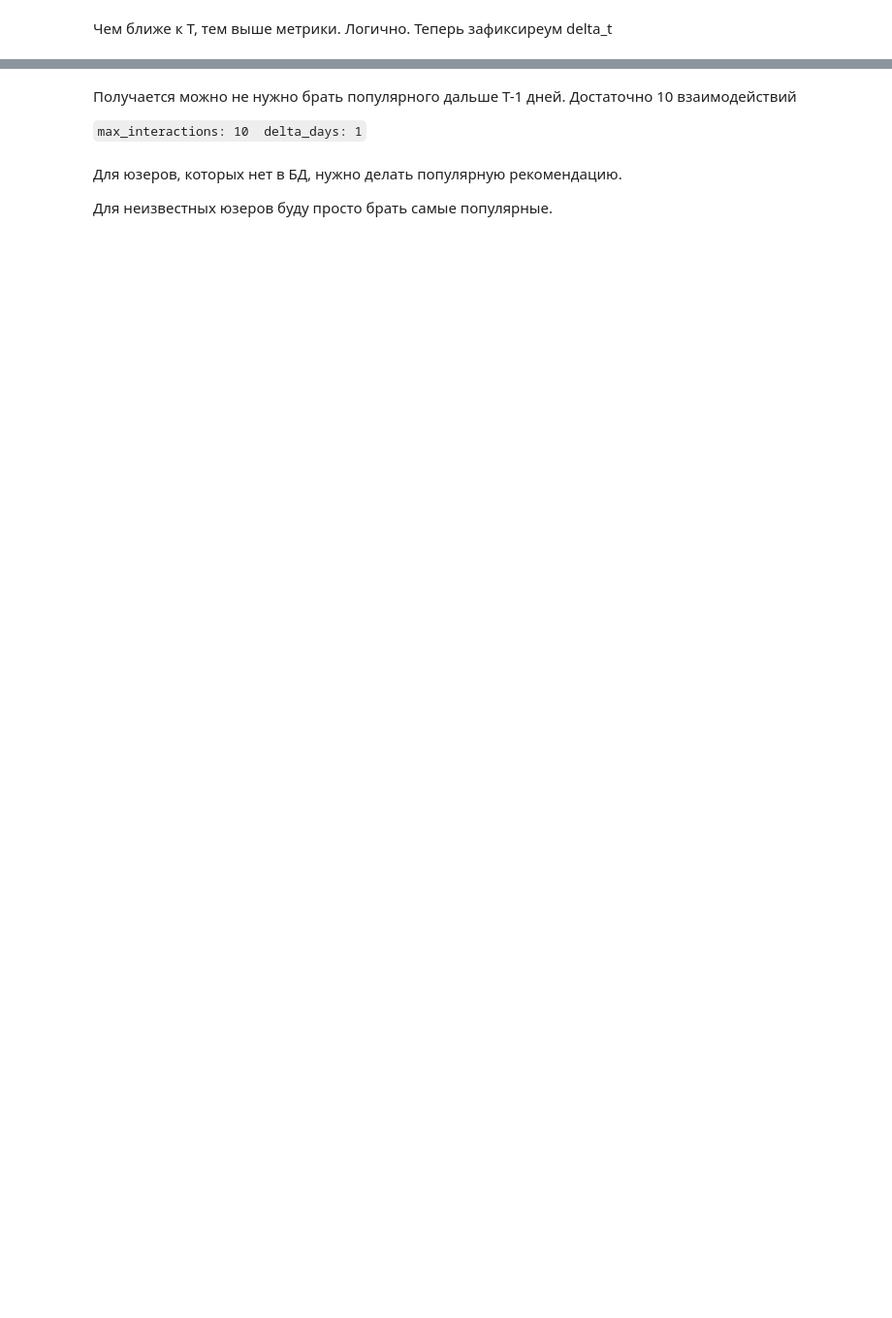
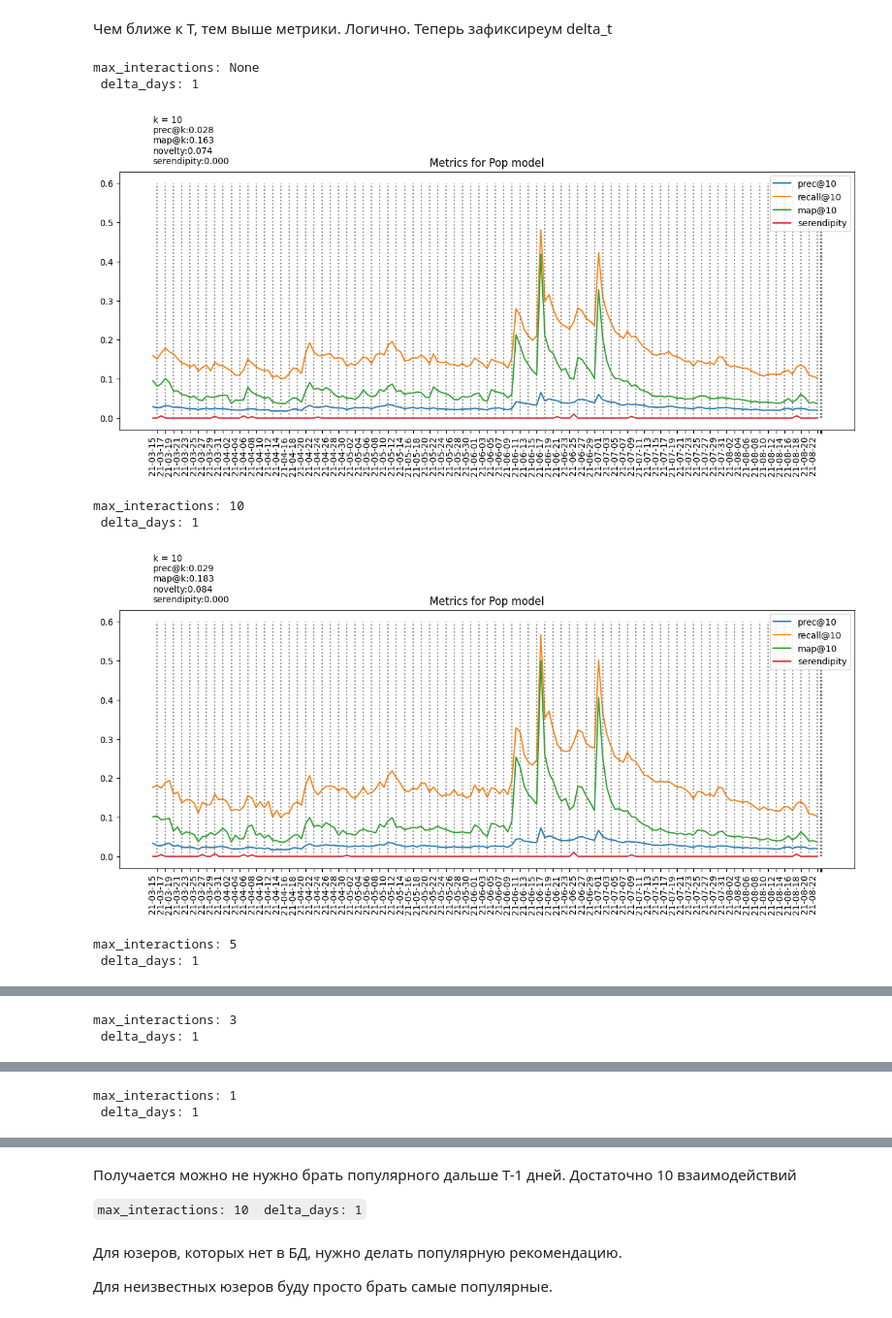
Before and after one commit to azatnv/RecoServiceTemplate, a Jupyter notebook: notebooks/hw_3_popular.ipynb, the cells around one changed output, grey strips where cells are left out. Shown at 97% size. Cells and saved outputs as stored; diff of their text form; code cells hidden in the pictures; blank space fills up the shorter version.

```diff
--- a/notebooks/hw_3_popular.ipynb
+++ b/notebooks/hw_3_popular.ipynb
@@ -316,13 +346,22 @@ for days in delta_days:
 # %%
 delta_days = [1, 1, 1, 1, 1]
 max_interactions = [None, 10, 5, 3, 1]
 
 for days,max_iter in zip(delta_days, max_interactions):
 
     print("max_interactions:", max_iter,"\n", "delta_days:", days)
     calc_metrics_make_plot(
-        hot_interaсtions,
+        hot_interactions,
         days,
         max_iter,
         max_iter
     )
+# %% [output]
+max_interactions: None
+ delta_days: 1
+[figure, added]
+max_interactions: 10
+ delta_days: 1
+[figure, added]
+max_interactions: 5
+ delta_days: 1
@@ -328,0 +369,2 @@ for days,max_iter in zip(delta_days, max_interactions):
+max_interactions: 3
+ delta_days: 1
@@ -328,0 +372,2 @@ for days,max_iter in zip(delta_days, max_interactions):
+max_interactions: 1
+ delta_days: 1
```
Also changed, not shown: parts of 37 cells of this notebook, 2 other files.
